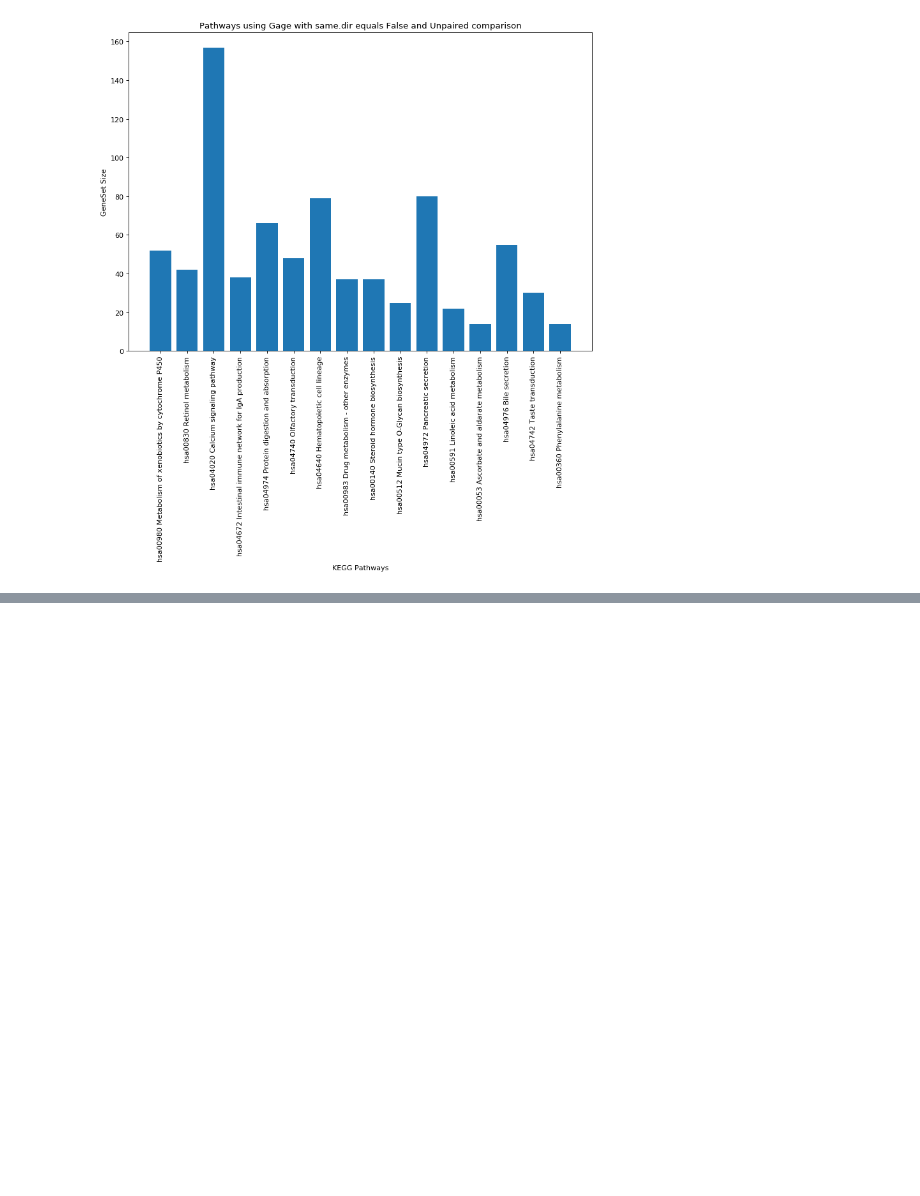
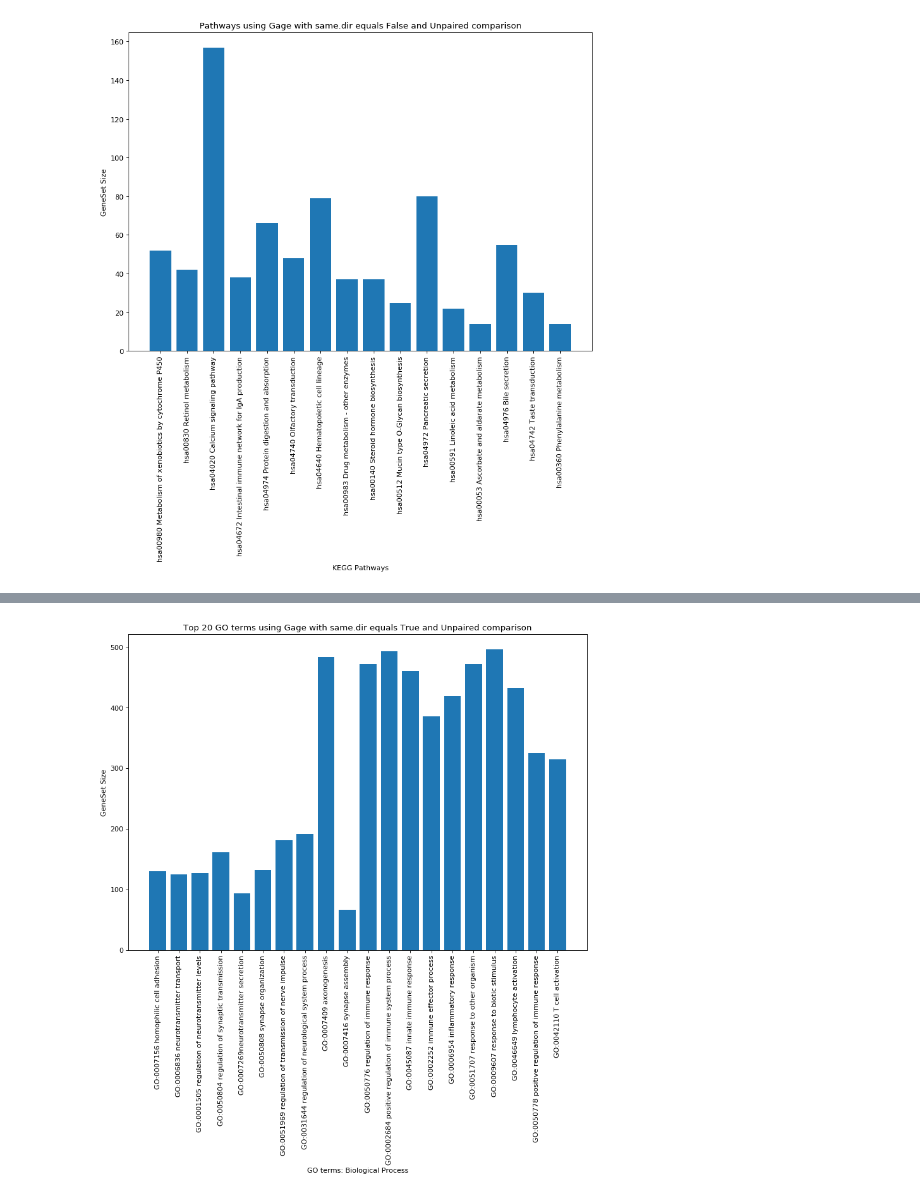
Before and after one commit to SherineAwad/EndocrineNotebooks, a Jupyter notebook: pathways.ipynb, the cells around one changed output, grey strips where cells are left out. Cells and saved outputs as stored; diff of their text form; code cells hidden in the pictures; blank space fills up the shorter version.

```diff
--- a/pathways.ipynb
+++ b/pathways.ipynb
@@ -52,0 +89,18 @@ fig.savefig('pathways.png')
+# %%
+y = [130,125,127,161,94,132,181,192,484,67,472,493,461,386,419,472,496,432,325,315]
+x = np.arange(len(y))
+columns = ['GO:0007156 homophilic cell adhesion','GO:0006836 neurotransmitter transport','GO:0001505 regulation of neurotransmitter levels','GO:0050804 regulation of synaptic transmission','GO:0007269neurotransmitter secretion','GO:0050808 synapse organization','GO:0051969 regulation of transmission of nerve impulse','GO:0031644 regulation of neurological system process','GO:0007409 axonogenesis','GO:0007416 synapse assembly','GO:0050776 regulation of immune response','GO:0002684 positive regulation of immune system process','GO:0045087 innate immune response','GO:0002252 immune effector process','GO:0006954 inflammatory response','GO:0051707 response to other organism','GO:0009607 response to biotic stimulus','GO:0046649 lymphocyte activation','GO:0050778 positive regulation of immune response','GO:0042110 T cell activation']
+fig, ax = plt.subplots( )
+ax.bar(x, y)
+ax.set_xticks(x)
+ax.set_xticklabels(columns)
+plt.xticks(rotation=90)
+plt.title('Top 20 GO terms using Gage with same.dir equals True and Unpaired comparison')
+
+fig.set_size_inches(11.7, 8.27)
+plt.xlabel('GO terms: Biological Process')
+plt.ylabel('GeneSet Size')
+plt.show()
+fig.savefig('GO_True_gene.png',papertype='letter' , bbox_inches= 'tight', dpi=600)
+# %% [output]
+[figure, added]
```
Also changed, not shown: parts of 7 cells of this notebook.
